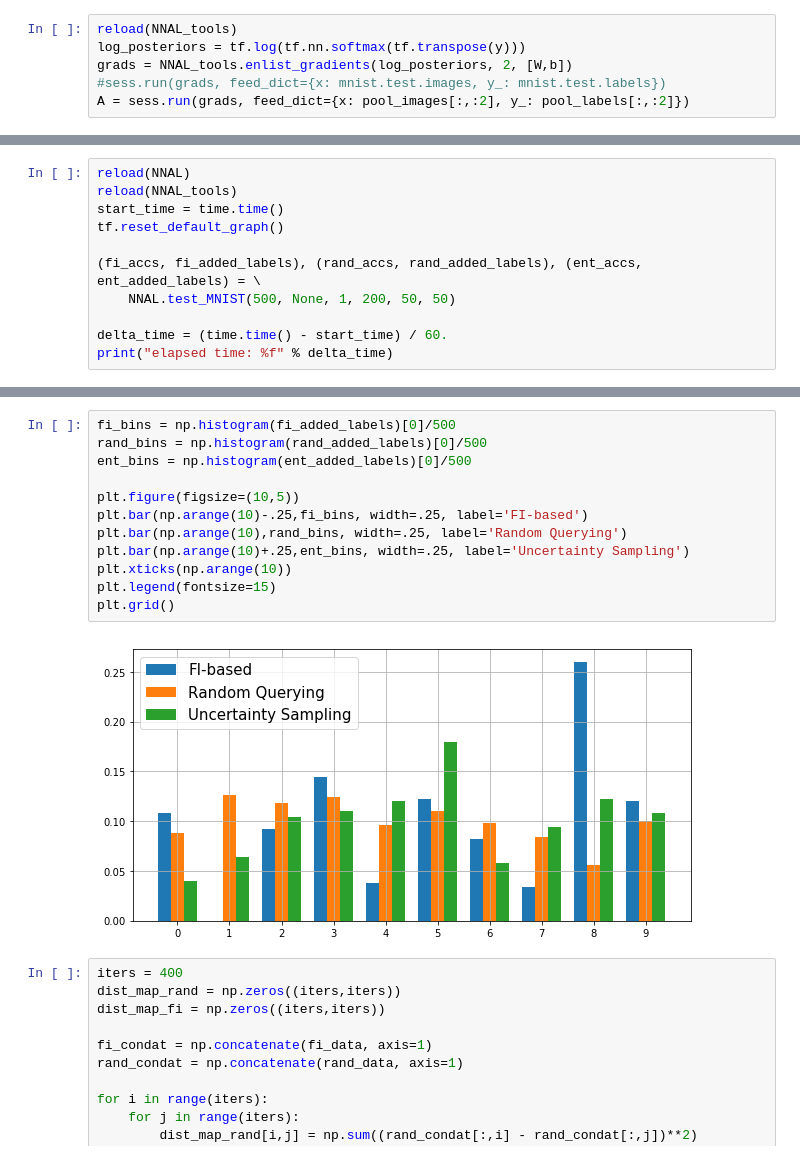
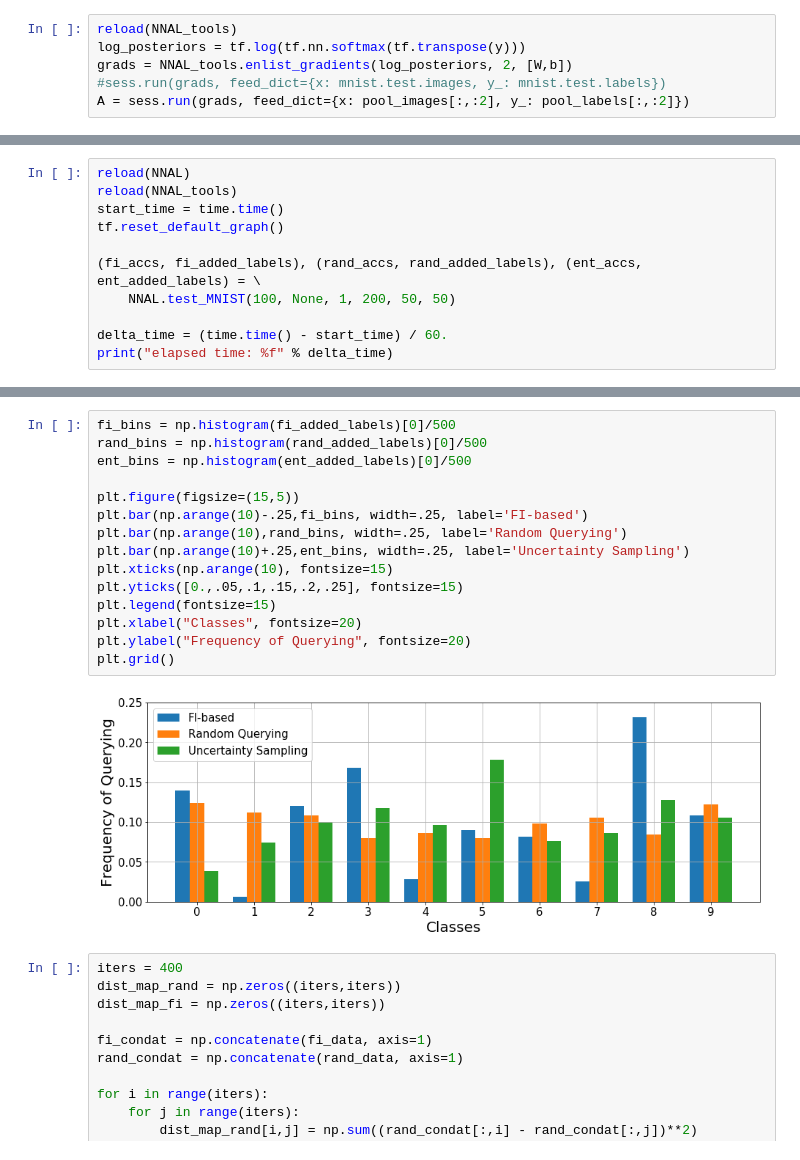
Before and after one commit to jsourati/nn-active-learning, a Jupyter notebook: GeneralNotes.ipynb, the cells around one changed output, grey strips where cells are left out. Saved outputs shown, nothing was run; the diff lists cells and outputs as text.

Commit message:
Playing with deep learning example of TF for MNIST to examine row-wise vs column-wise compuations

```diff
--- a/GeneralNotes.ipynb
+++ b/GeneralNotes.ipynb
@@ -248,7 +208,7 @@ start_time = time.time()
 tf.reset_default_graph()
 
 (fi_accs, fi_added_labels), (rand_accs, rand_added_labels), (ent_accs, ent_added_labels) = \
-    NNAL.test_MNIST(500, None, 1, 200, 50, 50)
+    NNAL.test_MNIST(100, None, 1, 200, 50, 50)
 
 delta_time = (time.time() - start_time) / 60.
 print("elapsed time: %f" % delta_time)
@@ -282,17 +259,20 @@ plt.grid()
 # %%
 fi_bins = np.histogram(fi_added_labels)[0]/500
 rand_bins = np.histogram(rand_added_labels)[0]/500
 ent_bins = np.histogram(ent_added_labels)[0]/500
 
-plt.figure(figsize=(10,5))
+plt.figure(figsize=(15,5))
 plt.bar(np.arange(10)-.25,fi_bins, width=.25, label='FI-based')
 plt.bar(np.arange(10),rand_bins, width=.25, label='Random Querying')
 plt.bar(np.arange(10)+.25,ent_bins, width=.25, label='Uncertainty Sampling')
-plt.xticks(np.arange(10))
+plt.xticks(np.arange(10), fontsize=15)
+plt.yticks([0.,.05,.1,.15,.2,.25], fontsize=15)
 plt.legend(fontsize=15)
+plt.xlabel("Classes", fontsize=20)
+plt.ylabel("Frequency of Querying", fontsize=20)
 plt.grid()
 # %% [output]
-[figure, old version]
+[figure, new version]
 # %%
 iters = 400
 dist_map_rand = np.zeros((iters,iters))
```
Also changed, not shown: parts of 35 cells of this notebook.
